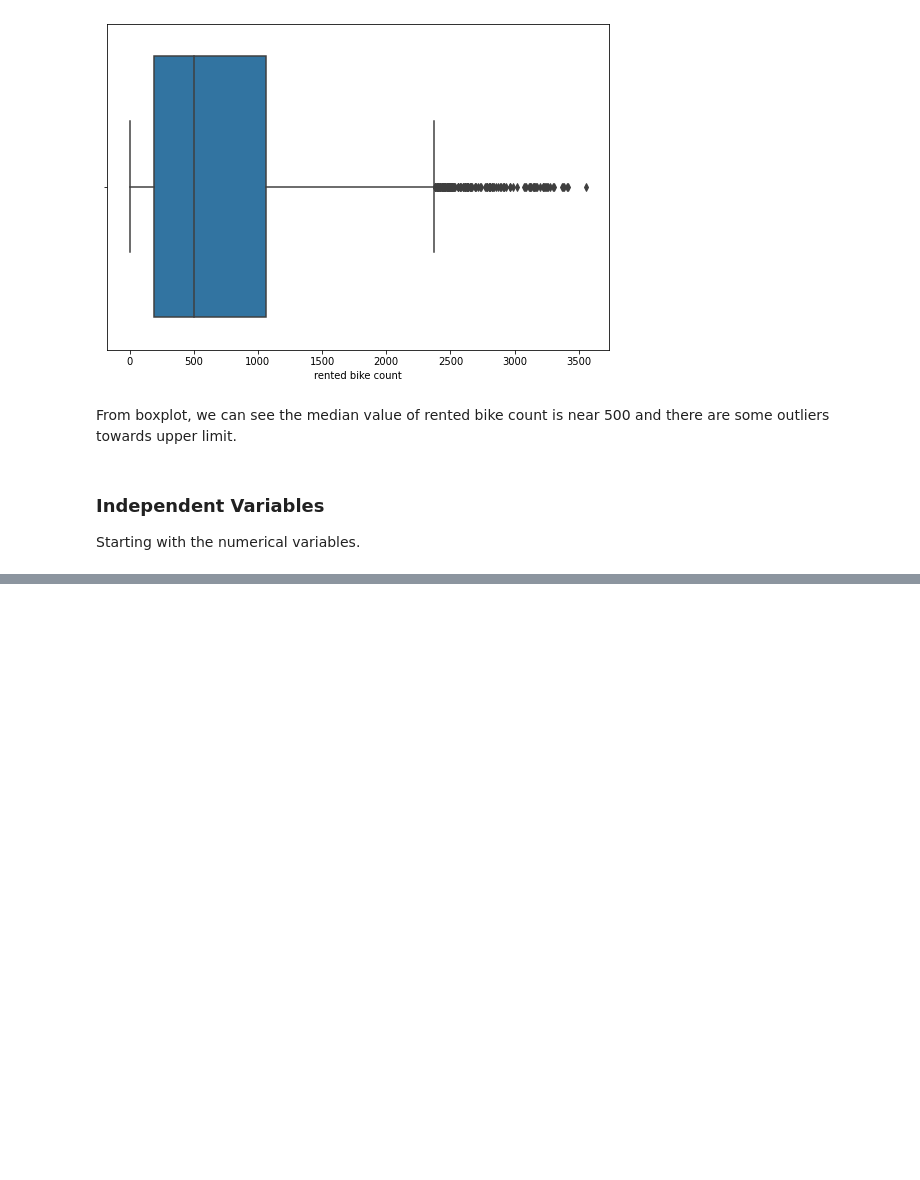
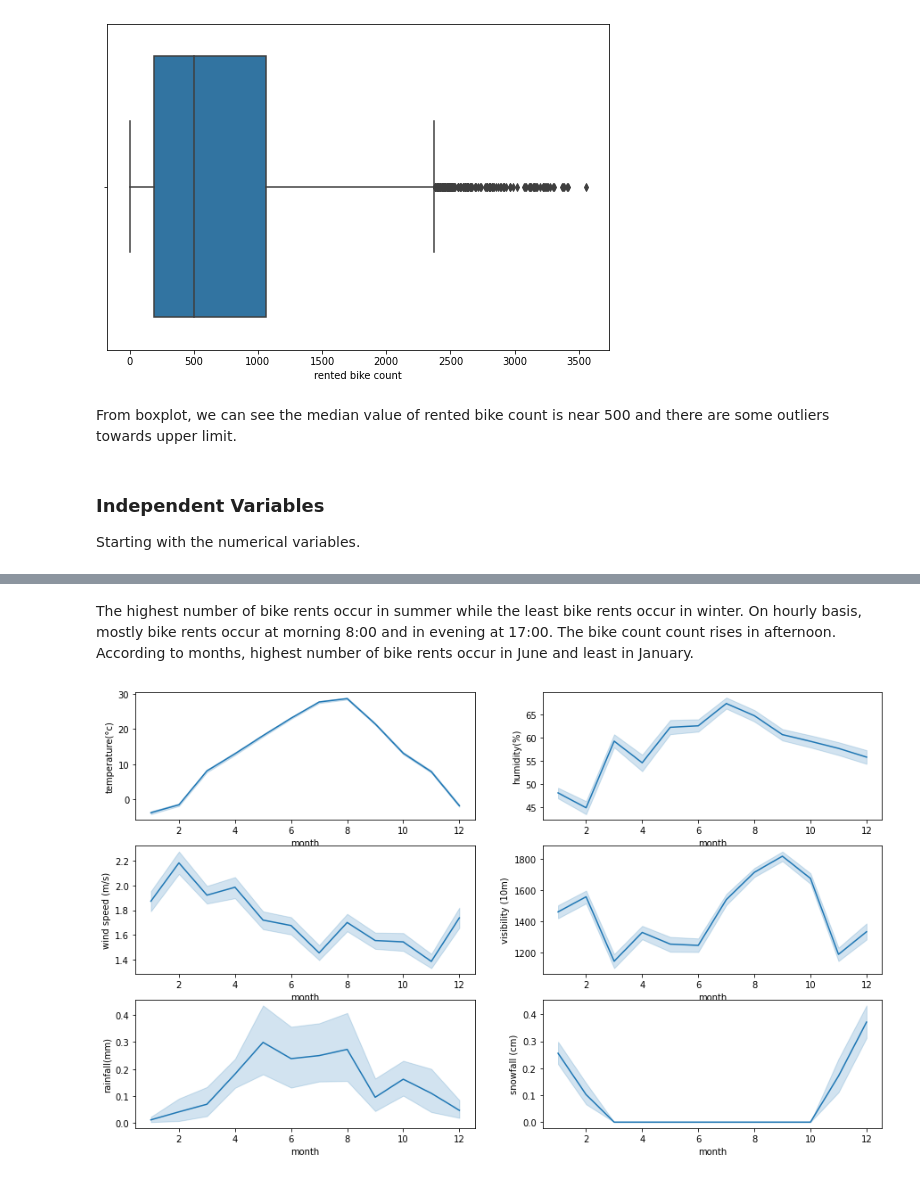
Before and after one commit to Swapnil-417/Bike-Sharing-Demand-Prediction, a Jupyter notebook: Bike_Sharing_Demand_Prediction_Capstone_Project.ipynb, the cells around one changed output, grey strips where cells are left out. Drawn from its saved outputs; the diff is of its cells as text; code cells hidden in the pictures; blank space fills up the shorter version.

```diff
--- a/Bike_Sharing_Demand_Prediction_Capstone_Project.ipynb
+++ b/Bike_Sharing_Demand_Prediction_Capstone_Project.ipynb
@@ -362,0 +454,20 @@ bike_df.groupby("hour")[dependent_var].mean().plot.bar()
+# %% [markdown]
+The highest number of bike rents occur in summer while the least bike rents occur in winter. On hourly basis, mostly bike rents occur at morning 8:00 and in evening at 17:00. The bike count count rises in afternoon. According to months, highest number of bike rents occur in June and least in January.
+# %%
+fig, ax = plt.subplots(3,2,figsize=(15,9))
+
+sns.lineplot('month', 'temperature(°c)', data=bike_df, ax=ax[0][0])
+
+sns.lineplot('month', 'humidity(%)', data=bike_df, ax=ax[0][1])
+
+sns.lineplot('month', 'wind speed (m/s)', data=bike_df, ax=ax[1][0])
+
+sns.lineplot('month', 'visibility (10m)', data=bike_df, ax=ax[1][1])
+
+sns.lineplot('month', 'rainfall(mm)', data=bike_df, ax=ax[2][0])
+
+sns.lineplot('month', 'snowfall (cm)', data=bike_df, ax=ax[2][1])
+
+plt.show()
+# %% [output]
+[figure, added]
```
Also changed, not shown: parts of 54 cells of this notebook.
